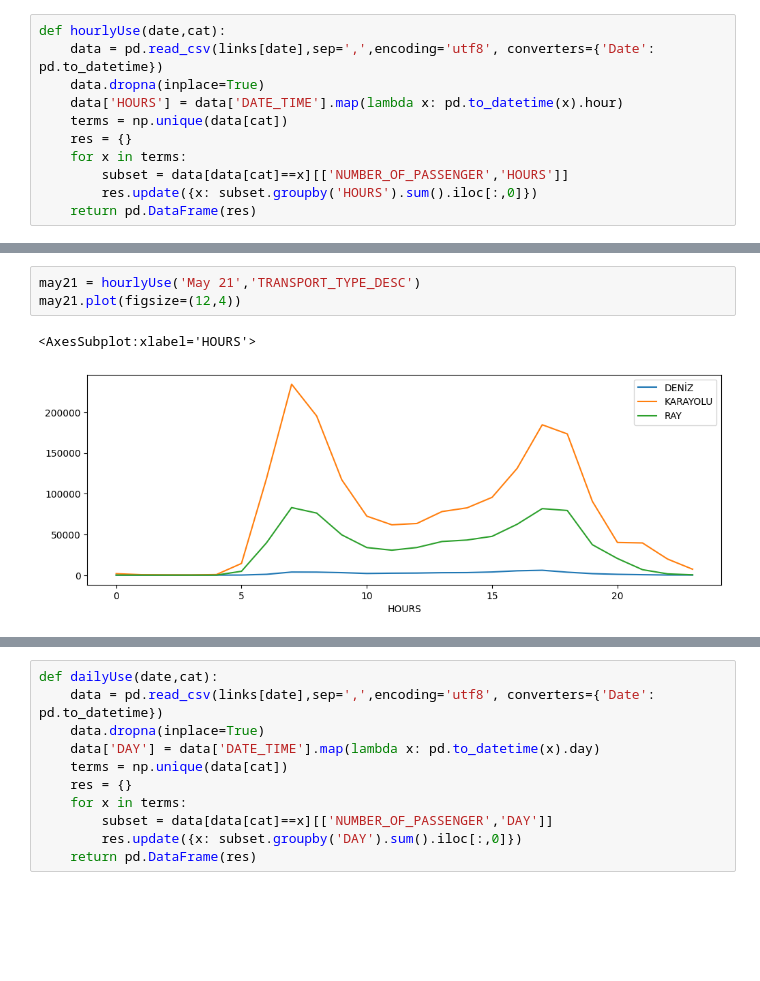
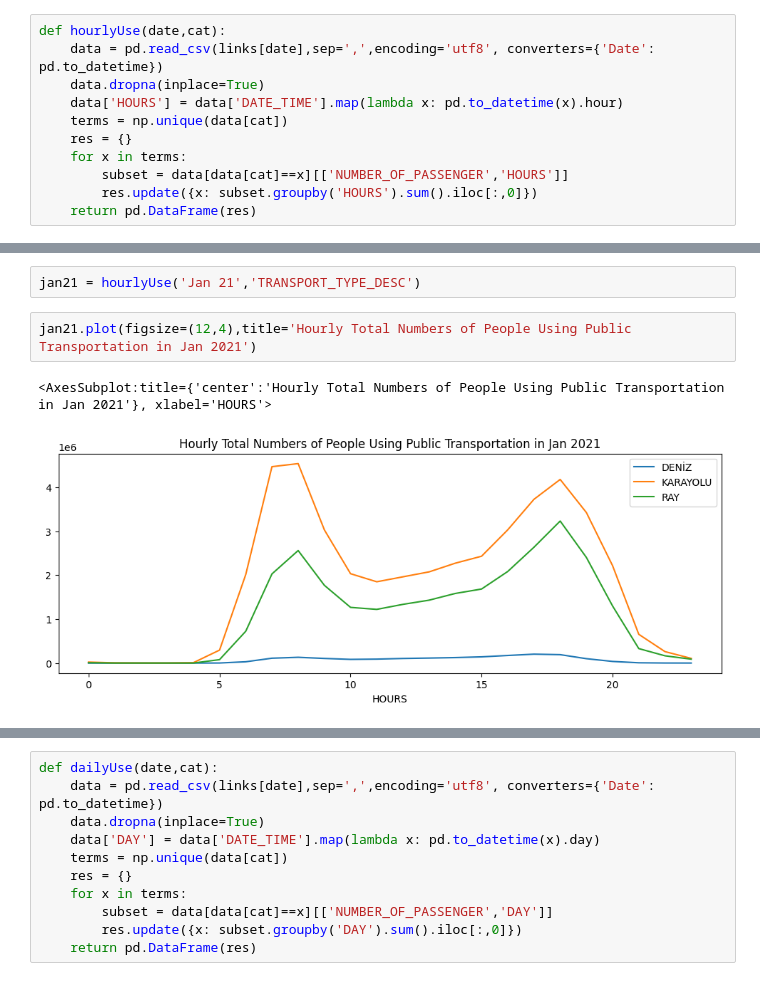
Before and after one commit to kaygun/2022-Fall-381E, a Jupyter notebook: HW1.ipynb, the cells around one changed output, grey strips where cells are left out. Drawn from its saved outputs; the diff is of its cells as text; blank space fills up the shorter version.

```diff
--- a/HW1.ipynb
+++ b/HW1.ipynb
@@ -48,6 +42,7 @@ jan21.plot(figsize=(12,4))
-# %%
-may21 = hourlyUse('May 21','TRANSPORT_TYPE_DESC')
-may21.plot(figsize=(12,4))
-# %% [output]
-<AxesSubplot:xlabel='HOURS'>
-[figure, removed]
+# %%
+jan21 = hourlyUse('Jan 21','TRANSPORT_TYPE_DESC')
+# %%
+jan21.plot(figsize=(12,4),title='Hourly Total Numbers of People Using Public Transportation in Jan 2021')
+# %% [output]
+<AxesSubplot:title={'center':'Hourly Total Numbers of People Using Public Transportation in Jan 2021'}, xlabel='HOURS'>
+[figure, added]
```
Also changed, not shown: parts of 9 cells of this notebook, 7 other files.
